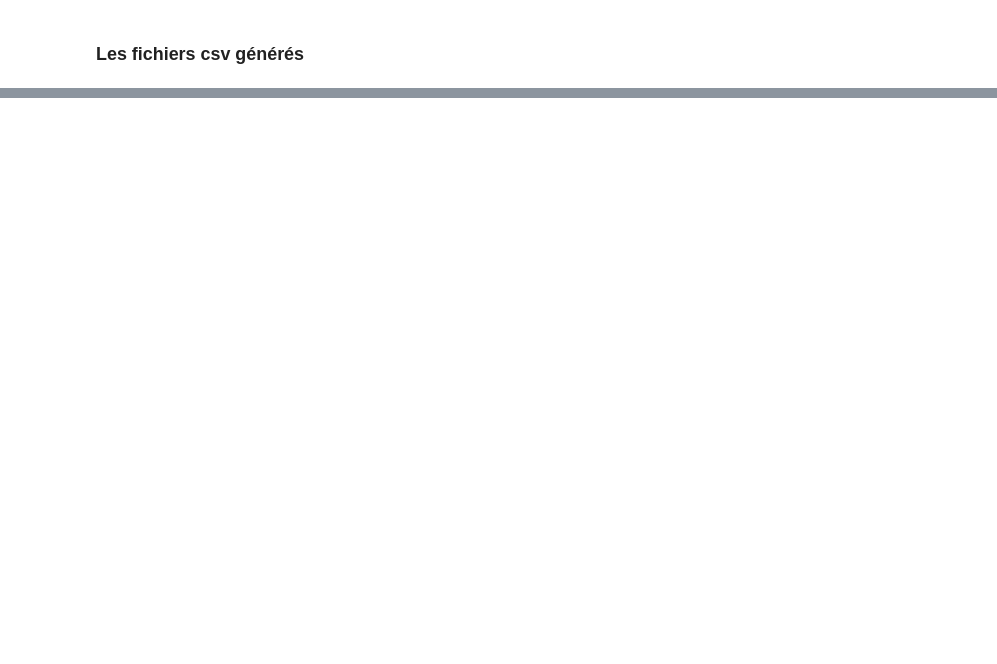
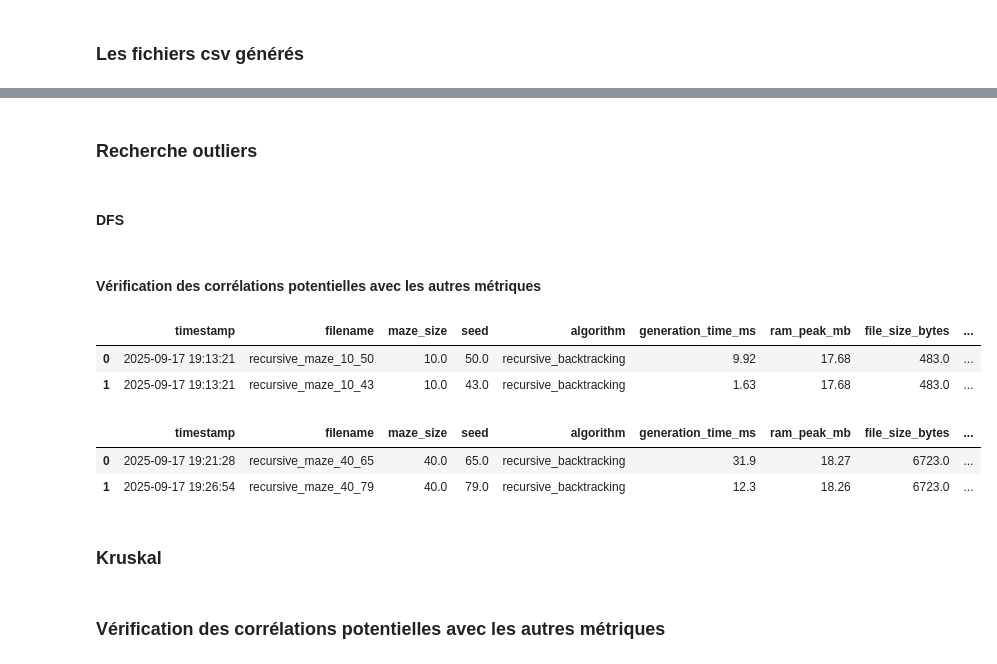
Before and after one commit to Paul-Emmanuel-Buffe/amazing-mazes, a Jupyter notebook: amazing_mazes_report.ipynb, the cells around one changed output, grey strips where cells are left out. Drawn from its saved outputs; the diff is of its cells as text; code cells hidden in the pictures; blank space fills up the shorter version.

```diff
--- a/amazing_mazes_report.ipynb
+++ b/amazing_mazes_report.ipynb
@@ -84,0 +119,12 @@ L’ensemble de ces métriques permet de comparer les algorithmes sous trois ang
+# %% [markdown]
+### Recherche outliers
+# %% [markdown]
+#### DFS
+# %%
+# création data frame dfs taille 10
+df= pd.read_csv("constructors_metrics.csv")
+df_recursive_maze_10 = duckdb.sql("""
+SELECT *
+FROM df
+where maze_size = 10 and algorithm= 'recursive_backtracking'
+""").df()
@@ -84,0 +139,62 @@ L’ensemble de ces métriques permet de comparer les algorithmes sous trois ang
+# %% [markdown]
+#### Vérification des corrélations potentielles avec les autres métriques
+# %%
+# Vérification pour Dfs 10
+# temps max
+max_time = duckdb.sql("""
+    SELECT *,
+      'max_time'as metric
+      from df_recursive_maze_10
+        where generation_time_ms = (select max(generation_time_ms) FROM df_recursive_maze_10)""").df()
+
+
+
+# max operations
+max_ops = duckdb.sql("""
+    SELECT *,
+      'max_ops'as metric
+    from df_recursive_maze_10
+    where backtrack_count = (select max(backtrack_count) FROM df_recursive_maze_10)""").df()
+
+result = duckdb.sql("""
+    select * from max_time
+    union all
+    select * from max_ops
+    """).df()
+
+result
+# %% [output]
+|  | timestamp | filename | maze_size | seed | algorithm | generation_time_ms | ram_peak_mb | file_size_bytes | ... |
+| 0 | 2025-09-17 19:13:21 | recursive_maze_10_50 | 10.0 | 50.0 | recursive_backtracking | 9.92 | 17.68 | 483.0 | ... |
+| 1 | 2025-09-17 19:13:21 | recursive_maze_10_43 | 10.0 | 43.0 | recursive_backtracking | 1.63 | 17.68 | 483.0 | ... |
+# %%
+# Vérifiaction pour Dfs 40
+# temps max
+max_time = duckdb.sql("""
+    SELECT *,
+      'max_time'as metric
+      from df_recursive_maze_40
+        where generation_time_ms = (select max(generation_time_ms) FROM df_recursive_maze_40)""").df()
+
+
+
+# max operations
+max_ops = duckdb.sql("""
+    SELECT *,
+      'max_ops'as metric
+    from df_recursive_maze_40
+    where backtrack_count = (select max(backtrack_count) FROM df_recursive_maze_40)""").df()
+
+result = duckdb.sql("""
+    select * from max_time
+    union all
+    select * from max_ops
+    """).df()
+
+result
+# %% [output]
+|  | timestamp | filename | maze_size | seed | algorithm | generation_time_ms | ram_peak_mb | file_size_bytes | ... |
+| 0 | 2025-09-17 19:21:28 | recursive_maze_40_65 | 40.0 | 65.0 | recursive_backtracking | 31.9 | 18.27 | 6723.0 | ... |
+| 1 | 2025-09-17 19:26:54 | recursive_maze_40_79 | 40.0 | 79.0 | recursive_backtracking | 12.3 | 18.26 | 6723.0 | ... |
+# %% [markdown]
+### Kruskal
@@ -84,0 +225,2 @@ L’ensemble de ces métriques permet de comparer les algorithmes sous trois ang
+# %% [markdown]
+### Vérification des corrélations potentielles avec les autres métriques
```
Also changed, not shown: parts of 27 cells of this notebook.
